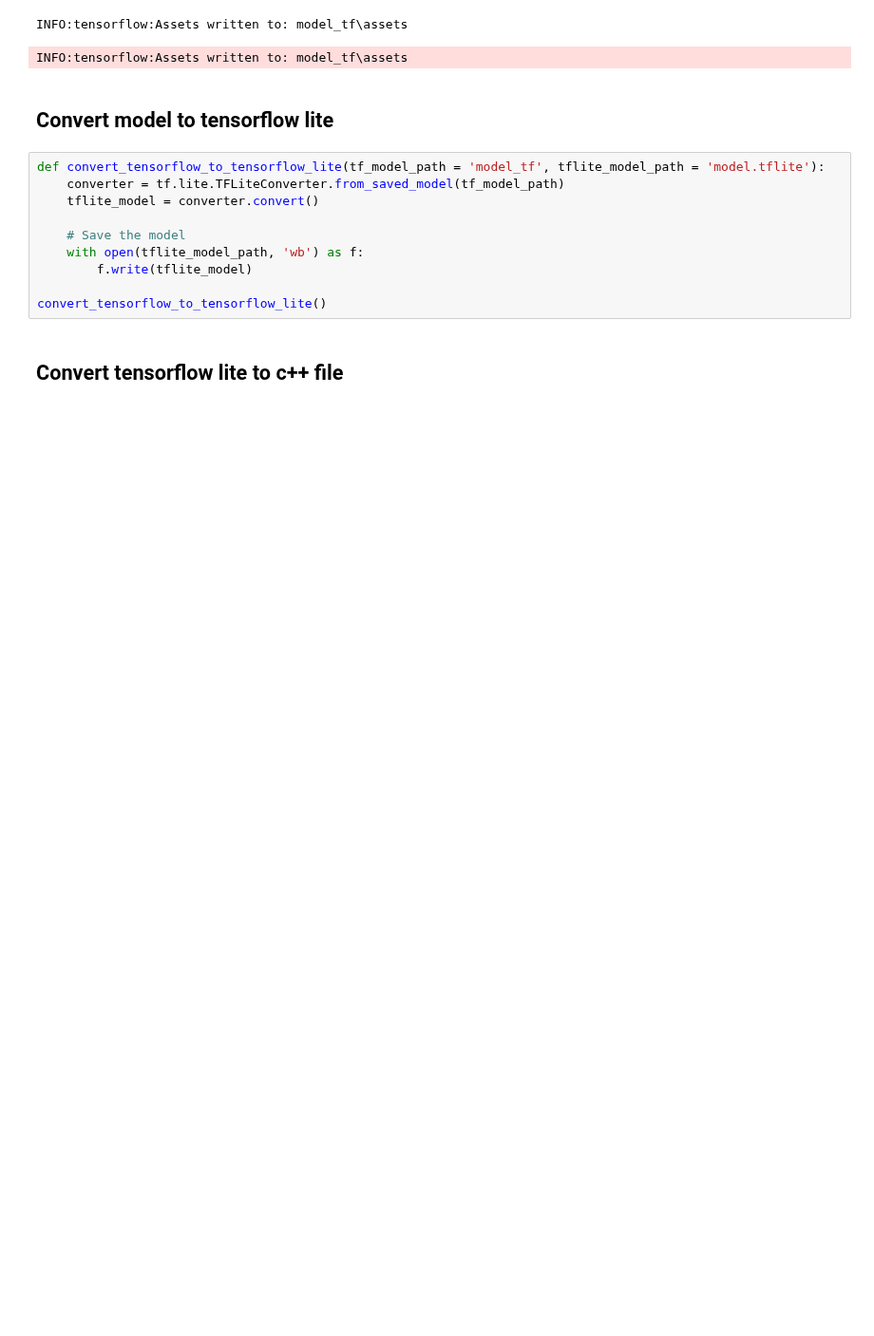
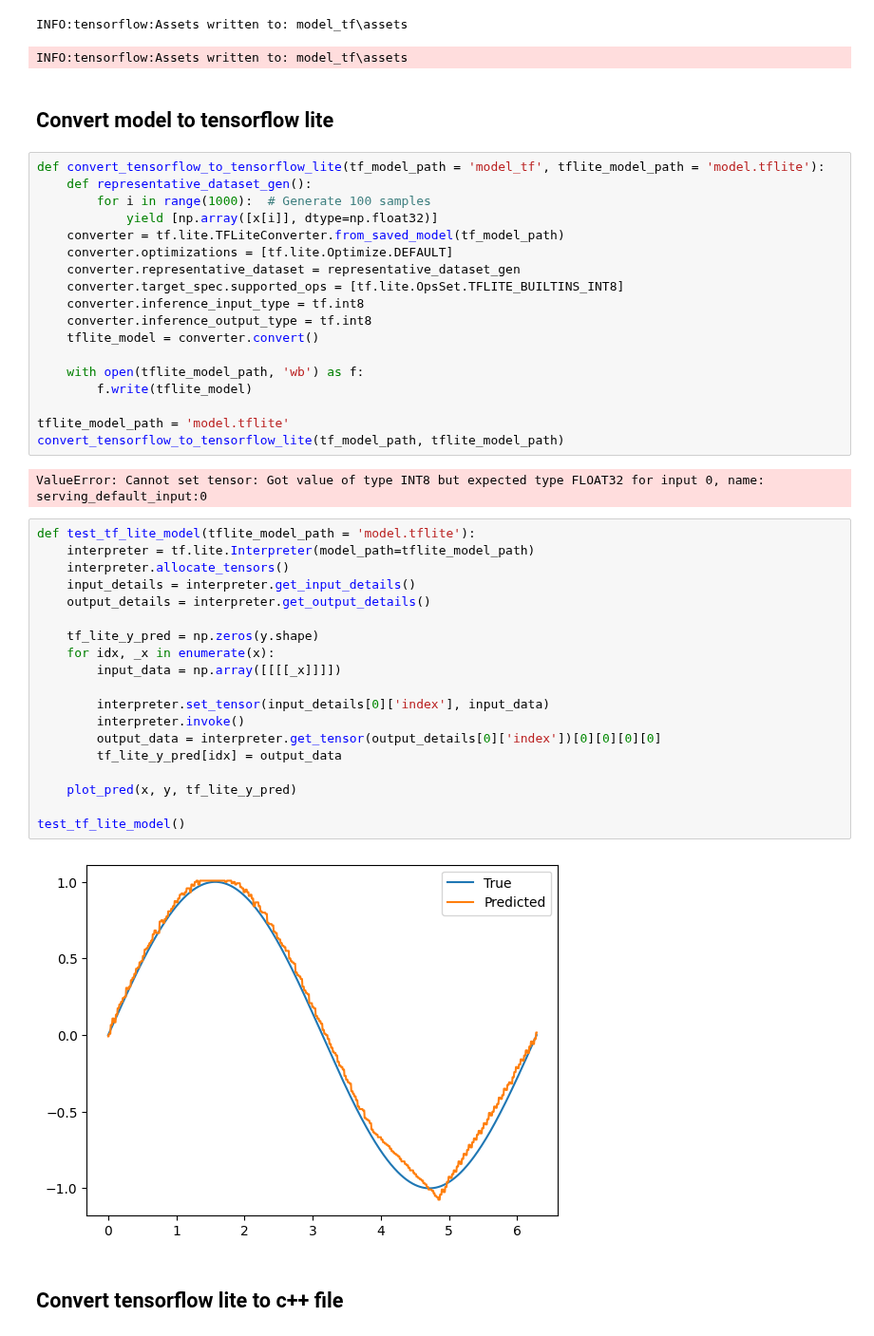
Before and after one commit to runeharlyk/SpotMicroESP32-Leika, a Jupyter notebook: esp32/neural_network.ipynb, the cells around one changed output. Shown at 95% size. Saved outputs shown, nothing was run; the diff lists cells and outputs as text; blank space fills up the shorter version.

```diff
--- a/esp32/neural_network.ipynb
+++ b/esp32/neural_network.ipynb
@@ -80,14 +101,45 @@ INFO:tensorflow:Assets written to: model_tf\assets
 ## Convert model to tensorflow lite
 # %%
 def convert_tensorflow_to_tensorflow_lite(tf_model_path = 'model_tf', tflite_model_path = 'model.tflite'):
+    def representative_dataset_gen():
+        for i in range(1000):  # Generate 100 samples
+            yield [np.array([x[i]], dtype=np.float32)]
     converter = tf.lite.TFLiteConverter.from_saved_model(tf_model_path)
+    converter.optimizations = [tf.lite.Optimize.DEFAULT]
+    converter.representative_dataset = representative_dataset_gen
+    converter.target_spec.supported_ops = [tf.lite.OpsSet.TFLITE_BUILTINS_INT8]
+    converter.inference_input_type = tf.int8
+    converter.inference_output_type = tf.int8
     tflite_model = converter.convert()
 
-    # Save the model
     with open(tflite_model_path, 'wb') as f:
         f.write(tflite_model)
 
-convert_tensorflow_to_tensorflow_lite()
+tflite_model_path = 'model.tflite'
+convert_tensorflow_to_tensorflow_lite(tf_model_path, tflite_model_path)
+# %% [output]
+ValueError: Cannot set tensor: Got value of type INT8 but expected type FLOAT32 for input 0, name: serving_default_input:0
+# %%
+def test_tf_lite_model(tflite_model_path = 'model.tflite'):
+    interpreter = tf.lite.Interpreter(model_path=tflite_model_path)
+    interpreter.allocate_tensors()
+    input_details = interpreter.get_input_details()
+    output_details = interpreter.get_output_details()
+
+    tf_lite_y_pred = np.zeros(y.shape)
+    for idx, _x in enumerate(x):
+        input_data = np.array([[[[_x]]]])
+
+        interpreter.set_tensor(input_details[0]['index'], input_data)
+        interpreter.invoke()
+        output_data = interpreter.get_tensor(output_details[0]['index'])[0][0][0][0]
+        tf_lite_y_pred[idx] = output_data
+
+    plot_pred(x, y, tf_lite_y_pred)
+
+test_tf_lite_model()
+# %% [output]
+[figure, added]
 # %% [markdown]
 ## Convert tensorflow lite to c++ file
 # %%
```
Also changed, not shown: parts of 9 cells of this notebook.
